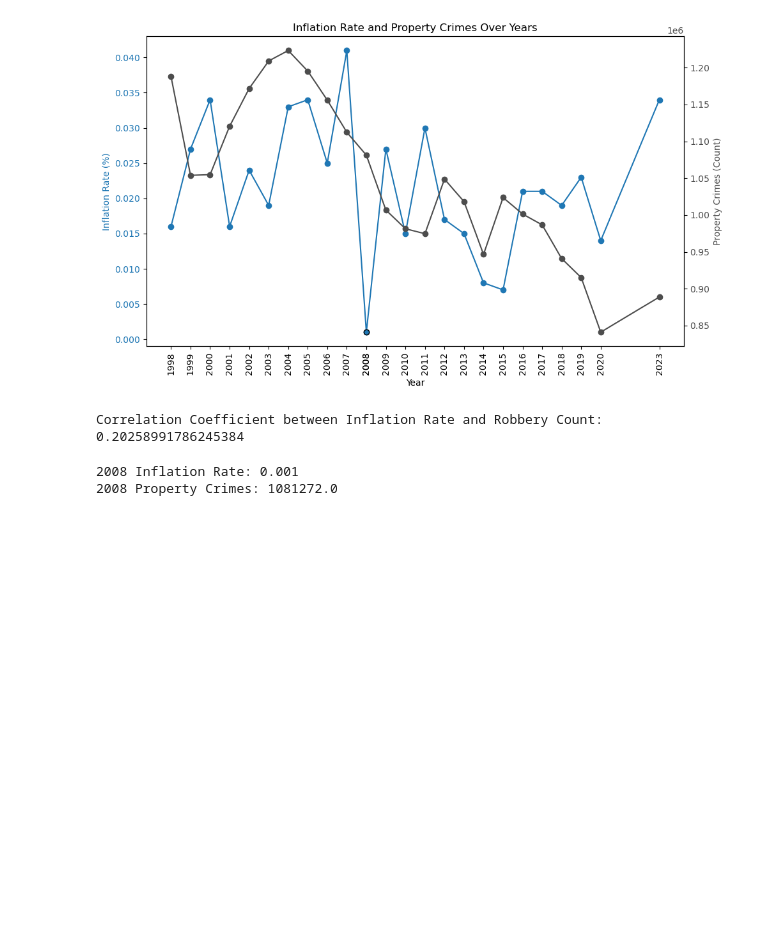
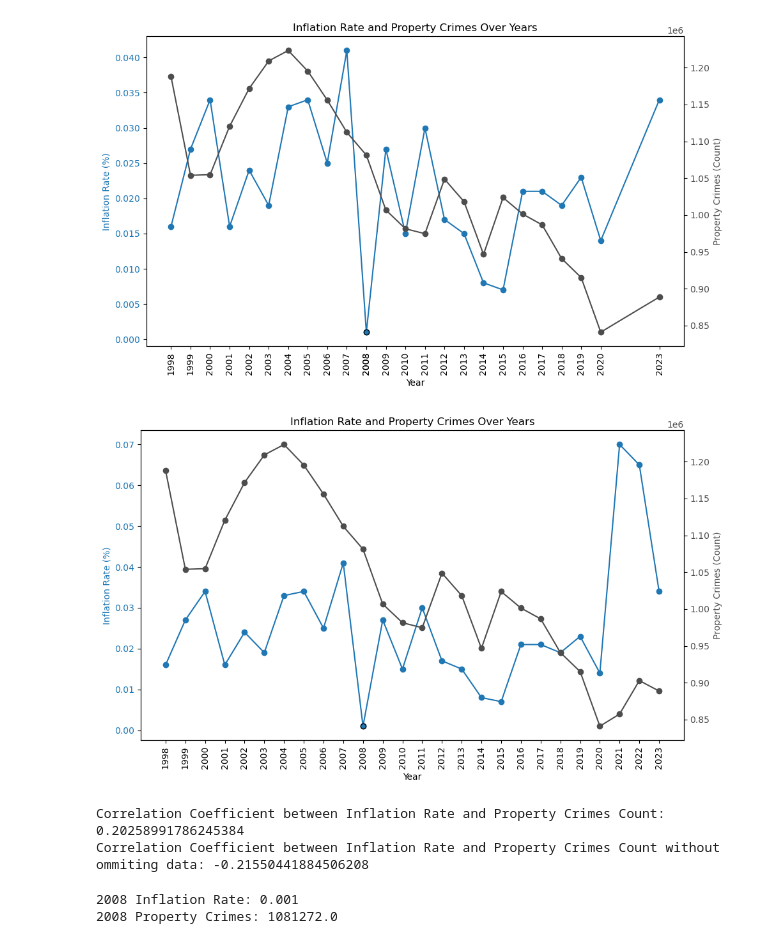
Before and after one commit to EdGonz44/Crime-Chronicles-Inflation-in-the-Golden-State, a Jupyter notebook: group_project/VisualizationData.ipynb, the cells around one changed output. Cells and saved outputs as stored; diff of their text form; code cells hidden in the pictures; blank space fills up the shorter version.

```diff
--- a/group_project/VisualizationData.ipynb
+++ b/group_project/VisualizationData.ipynb
@@ -651,13 +739,57 @@ fig.tight_layout()
 plt.show()
 # %% [output]
 [figure]
+# %%
+# Data for the omitted point
+omitted_year = 2008
+omitted_inflation_rate = .001
+
+# Creating the plot
+fig, ax1 = plt.subplots(figsize=(10, 6))
+
+# Plotting Inflation Rate on the primary y-axis
+ax1.set_xlabel('Year')
+ax1.set_ylabel('Inflation Rate (%)', color='tab:blue')
+ax1.plot(df['Year'], df['Inflation_Rate'], marker='o', color='tab:blue', label='Inflation Rate (%)')
+ax1.tick_params(axis='y', labelcolor='tab:blue')
+ax1.scatter(omitted_year, omitted_inflation_rate, color='tab:blue', edgecolor='black', zorder=5)
+
+# Creating a second y-axis for Property Crimes
+ax2 = ax1.twinx()
+ax2.set_ylabel('Property Crimes (Count)', color='#4D4D4D')
+ax2.plot(df['Year'], df['Property Crimes'], marker='o', color='#4D4D4D', label='Property Crimes (Count)')
+ax2.tick_params(axis='y', labelcolor='#4D4D4D')
+
+
+# Adding a title
+plt.title('Inflation Rate and Property Crimes Over Years')
+
+ax1.set_xticks(df['Year'])
+ax1.set_xticklabels(df['Year'], rotation=90)
+
+# xticks = list(filtered_df['Year']) + [omitted_year]
+# xtick_labels = [str(year) if year != 2008 else '2008' for year in xticks]
+# ax1.set_xticks(xticks)
+# ax1.set_xticklabels(xtick_labels)
+
+# Displaying the graph
+fig.tight_layout()
+plt.show()
+# %% [output]
+[figure, added]
 # %%
 # Calculate the correlation coefficient
 correlation = filtered_df['Inflation_Rate'].corr(filtered_df['Property Crimes'])
 
-print(f"Correlation Coefficient between Inflation Rate and Robbery Count: {correlation}")
+print(f"Correlation Coefficient between Inflation Rate and Property Crimes Count: {correlation}")
+
+# Calculate the correlation coefficient
+correlation = df['Inflation_Rate'].corr(df['Property Crimes'])
+
+print(f"Correlation Coefficient between Inflation Rate and Property Crimes Count without ommiting data: {correlation}")
 # %% [output]
-Correlation Coefficient between Inflation Rate and Robbery Count: 0.20258991786245384
+Correlation Coefficient between Inflation Rate and Property Crimes Count: 0.20258991786245384
+Correlation Coefficient between Inflation Rate and Property Crimes Count without ommiting data: -0.21550441884506208
 # %%
 omitted_year_data = df[df['Year'] == 2008]
 
```
Also changed, not shown: parts of 5 cells of this notebook.
